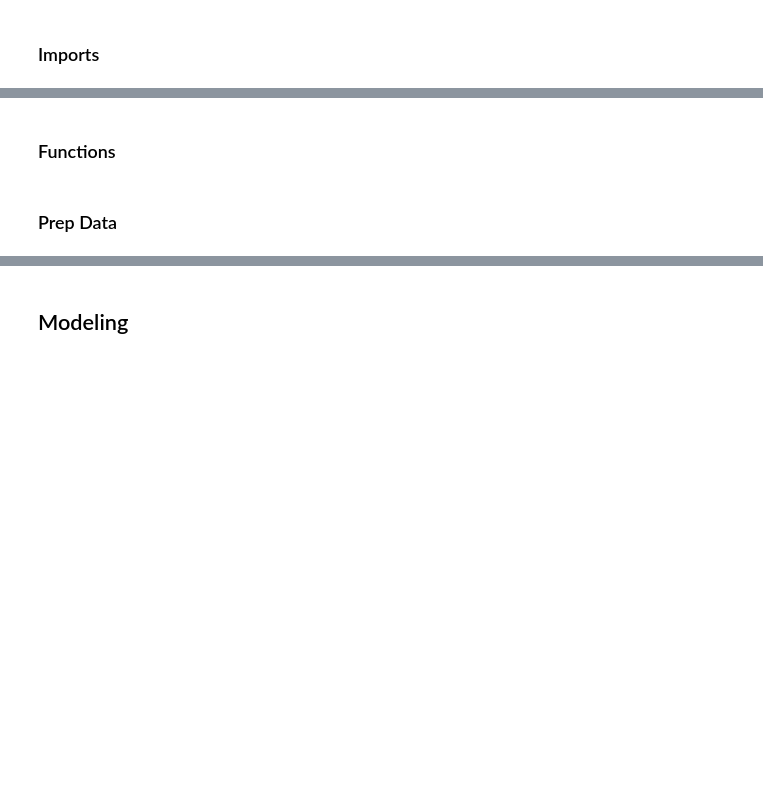
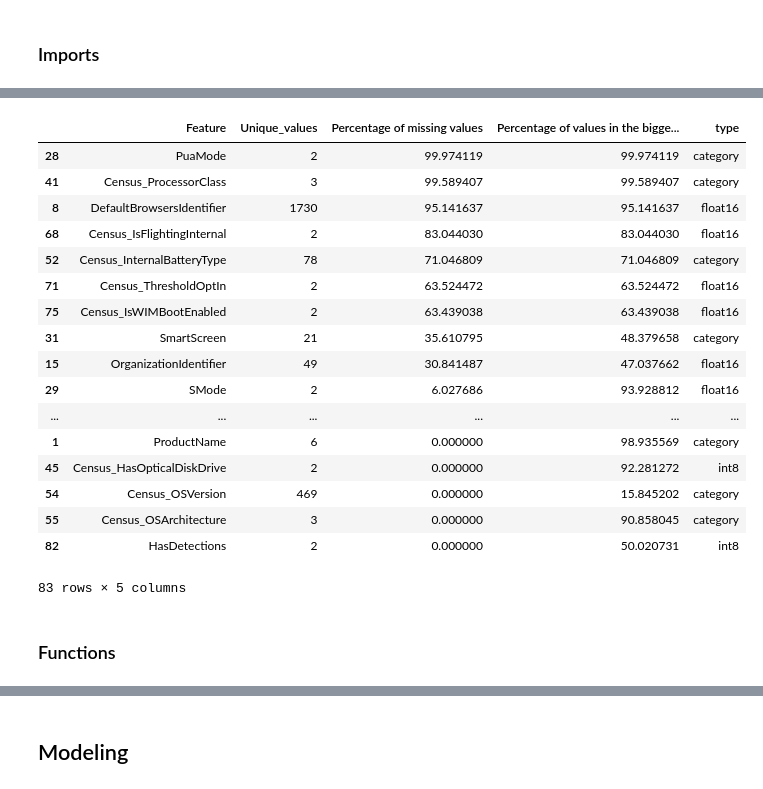
Before and after one commit to aptr288/KaggleProjects, a Jupyter notebook: MicrosoftMalwareDetection/microsoft_malware_prediction.ipynb, the cells around one changed output, grey strips where cells are left out. Cells and saved outputs as stored; diff of their text form; code cells hidden in the pictures; blank space fills up the shorter version.

```diff
--- a/MicrosoftMalwareDetection/microsoft_malware_prediction.ipynb
+++ b/MicrosoftMalwareDetection/microsoft_malware_prediction.ipynb
@@ -92,3 +211,33 @@ Loaded!
+# %%
+stats = []
+for col in ddf_train.columns:
+    stats.append((col, ddf_train[col].unique()))
+# stats
+stats = []
+for col in ddf_train.columns:
+  stats.append((col, ddf_train[col].nunique(), ddf_train[col].isnull().sum() * 100 / ddf_train.shape[0], ddf_train[col].value_counts(normalize=True, dropna=False).values[0] * 100, ddf_train[col].dtype))
+
+stats_df = pd.DataFrame(stats, columns=['Feature', 'Unique_values', 'Percentage of missing values', 'Percentage of values in the biggest category', 'type'])
+stats_df.sort_values('Percentage of missing values', ascending=False)
+# %% [output]
+|  | Feature | Unique_values | Percentage of missing values | Percentage of values in the bigge... | type |
+| 28 | PuaMode | 2 | 99.974119 | 99.974119 | category |
+| 41 | Census_ProcessorClass | 3 | 99.589407 | 99.589407 | category |
+| 8 | DefaultBrowsersIdentifier | 1730 | 95.141637 | 95.141637 | float16 |
+| 68 | Census_IsFlightingInternal | 2 | 83.044030 | 83.044030 | float16 |
+| 52 | Census_InternalBatteryType | 78 | 71.046809 | 71.046809 | category |
+| 71 | Census_ThresholdOptIn | 2 | 63.524472 | 63.524472 | float16 |
+| 75 | Census_IsWIMBootEnabled | 2 | 63.439038 | 63.439038 | float16 |
+| 31 | SmartScreen | 21 | 35.610795 | 48.379658 | category |
+| 15 | OrganizationIdentifier | 49 | 30.841487 | 47.037662 | float16 |
+| 29 | SMode | 2 | 6.027686 | 93.928812 | float16 |
+| ... | ... | ... | ... | ... | ... |
+| 1 | ProductName | 6 | 0.000000 | 98.935569 | category |
+| 45 | Census_HasOpticalDiskDrive | 2 | 0.000000 | 92.281272 | int8 |
+| 54 | Census_OSVersion | 469 | 0.000000 | 15.845202 | category |
+| 55 | Census_OSArchitecture | 3 | 0.000000 | 90.858045 | category |
+| 82 | HasDetections | 2 | 0.000000 | 50.020731 | int8 |
+83 rows × 5 columns
 # %% [markdown]
 ### Functions
 # %%
@@ -149,5 +298,3 @@ def noSmooth(df):
 
 
   return df_tmp, np.array(cat_feat), np.array(cont_feat)
-# %% [markdown]
-### Prep Data
```
Also changed, not shown: parts of 82 cells of this notebook.
